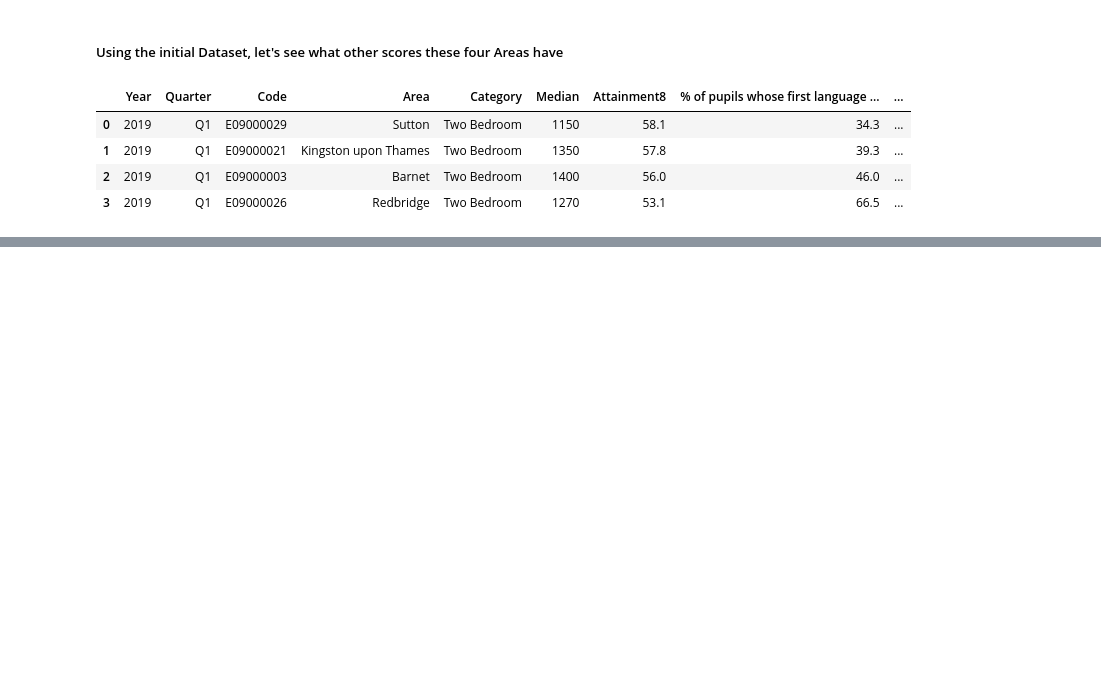
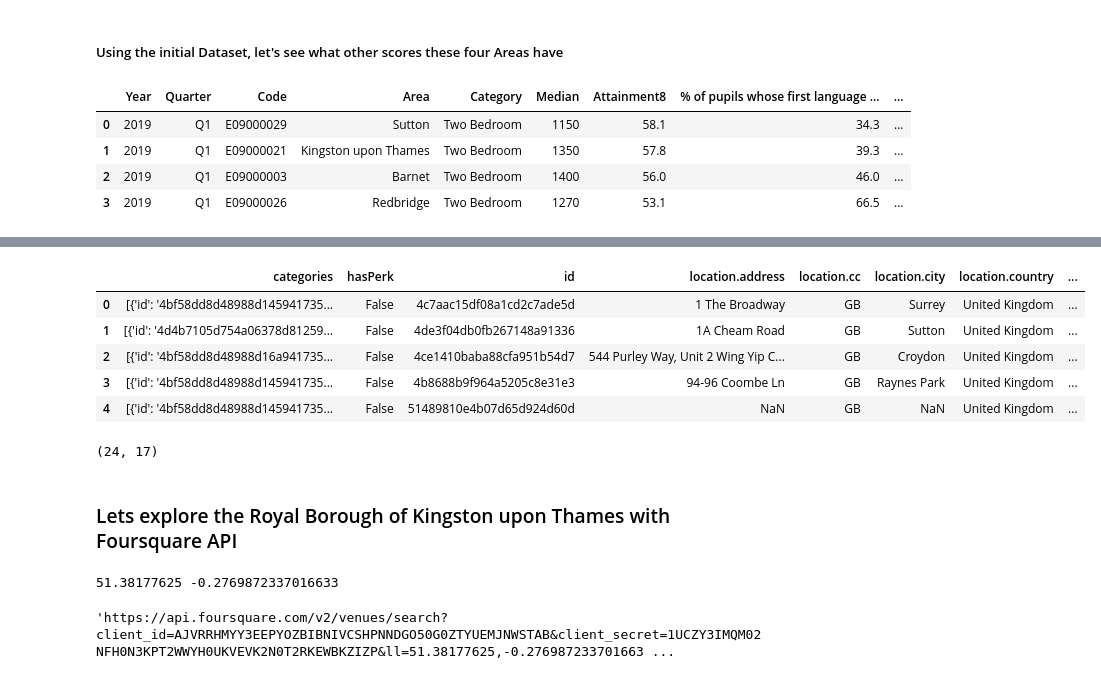
Before and after one commit to yanagh/CourseraCapstone, a Jupyter notebook: Capstone Project Notebook.ipynb, the cells around one changed output, grey strips where cells are left out. Drawn from its saved outputs; the diff is of its cells as text; code cells hidden in the pictures; blank space fills up the shorter version.

```diff
--- a/Capstone Project Notebook.ipynb
+++ b/Capstone Project Notebook.ipynb
@@ -238,0 +284,3 @@ scores.head()
+# %%
+latitudeS = 51.3575114
+longitudeS = -0.173640122600872
@@ -238,0 +330,33 @@ scores.head()
+# %%
+import json
+from pandas.io.json import json_normalize
+
+# assign relevant part of JSON to venues
+venues = Sresults['response']['venues']
+
+# tranform venues into a dataframe
+sdf = json_normalize(venues)
+sdf.head()
+# %% [output]
+|  | categories | hasPerk | id | location.address | location.cc | location.city | location.country | ... |
+| 0 | [{'id': '4bf58dd8d48988d145941735... | False | 4c7aac15df08a1cd2c7ade5d | 1 The Broadway | GB | Surrey | United Kingdom | ... |
+| 1 | [{'id': '4d4b7105d754a06378d81259... | False | 4de3f04db0fb267148a91336 | 1A Cheam Road | GB | Sutton | United Kingdom | ... |
+| 2 | [{'id': '4bf58dd8d48988d16a941735... | False | 4ce1410baba88cfa951b54d7 | 544 Purley Way, Unit 2 Wing Yip C... | GB | Croydon | United Kingdom | ... |
+| 3 | [{'id': '4bf58dd8d48988d145941735... | False | 4b8688b9f964a5205c8e31e3 | 94-96 Coombe Ln | GB | Raynes Park | United Kingdom | ... |
+| 4 | [{'id': '4bf58dd8d48988d145941735... | False | 51489810e4b07d65d924d60d | NaN | GB | NaN | United Kingdom | ... |
+# %%
+sdf.shape
+# %% [output]
+(24, 17)
+# %% [markdown]
+### Lets explore the Royal Borough of Kingston upon Thames with Foursquare API
+# %%
+address = 'Royal Borough of Kingston upon Thames'
+
+geolocator = Nominatim(user_agent="foursquare_agent")
+location = geolocator.geocode(address)
+latitude = location.latitude
+longitude = location.longitude
+print(latitude, longitude)
+# %% [output]
+51.38177625 -0.2769872337016633
@@ -238,0 +366,5 @@ scores.head()
+# %%
+Kurl = 'https://api.foursquare.com/v2/venues/search?client_id={}&client_secret={}&ll={},{}&v={}&query={}&radius={}&limit={}'.format(CLIENT_ID, CLIENT_SECRET, latitudeK, longitudeK, VERSION, search_query, radius, LIMIT)
+Kurl
+# %% [output]
+'https://api.foursquare.com/v2/venues/search?client_id=AJVRRHMYY3EEPYOZBIBNIVCSHPNNDGO50G0ZTYUEMJNWSTAB&client_secret=1UCZY3IMQM02NFH0N3KPT2WWYH0UKVEVK2N0T2RKEWBKZIZP&ll=51.38177625,-0.276987233701663 ...
```
Also changed, not shown: parts of 24 cells of this notebook.
